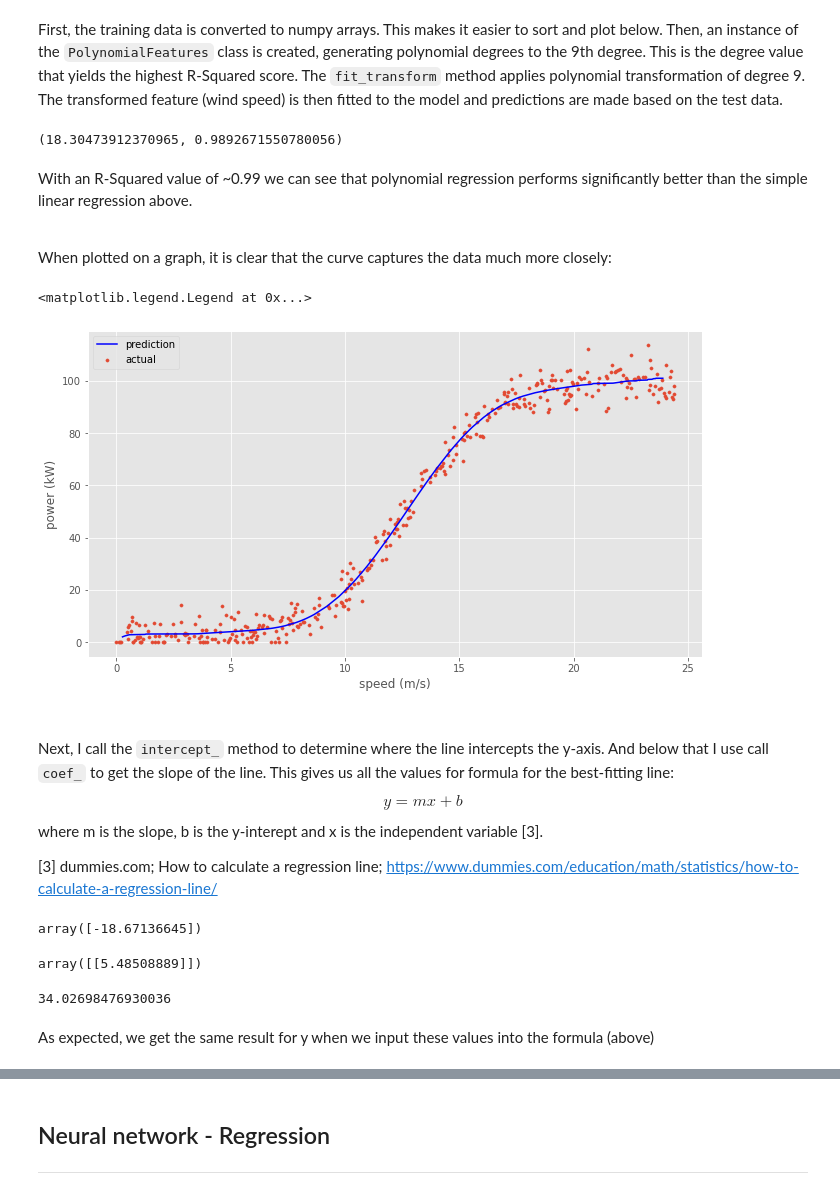
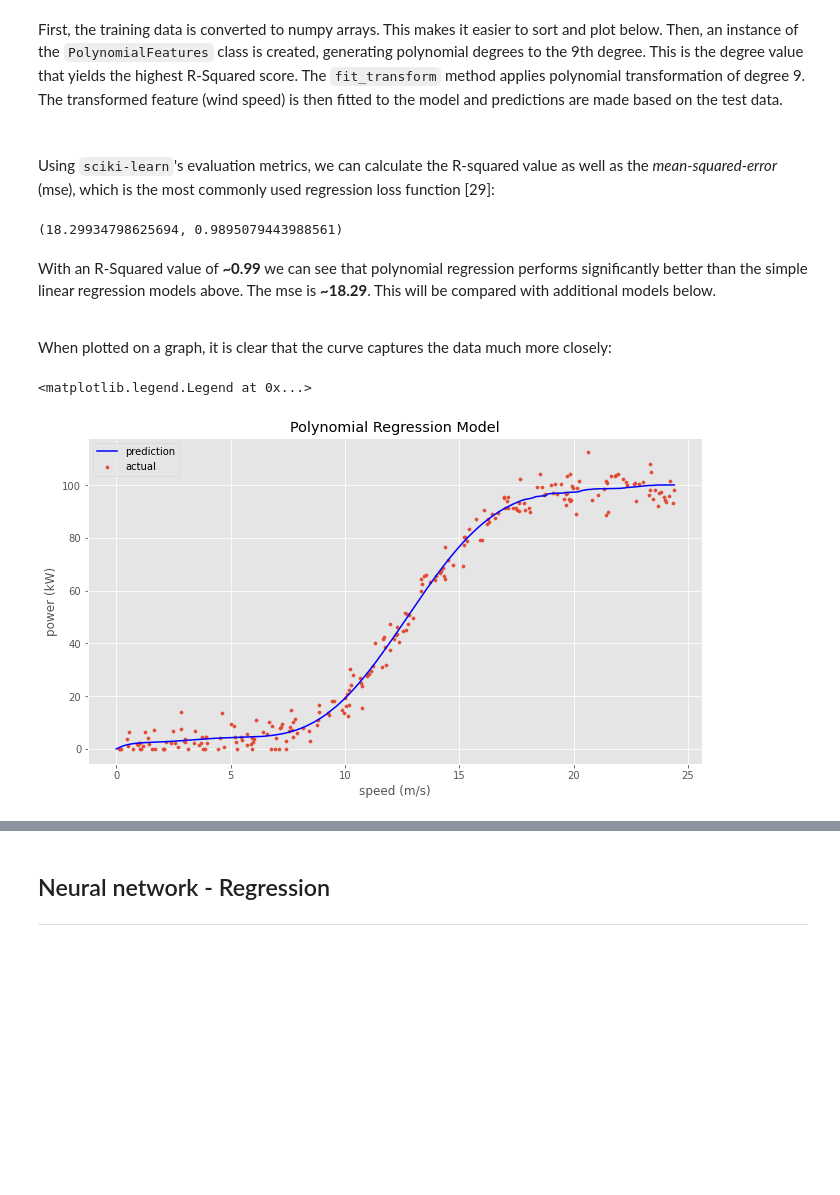
Before and after one commit to colm-o-caoimh/MachineLearning, a Jupyter notebook: mls_project2020.ipynb, the cells around one changed output, grey strips where cells are left out. Drawn from its saved outputs; the diff is of its cells as text; code cells hidden in the pictures; blank space fills up the shorter version.

Commit message:
best neural network model established

```diff
--- a/mls_project2020.ipynb
+++ b/mls_project2020.ipynb
@@ -501,9 +449,9 @@ A_Train2, A_Test2, B_Train2, B_Test2 = train_test_split(pp_clean.speed, pp_clean
 # %%
 # Convert train and test subsets to numpy arrays
-poly_speed_train = A_Train2.to_numpy().reshape(-1, 1)
-poly_power_train = B_Train2.to_numpy().reshape(-1, 1)
-poly_speed_test  = A_Test2.to_numpy().reshape(-1, 1)
-poly_power_test = B_Test2.to_numpy().reshape(-1, 1)
+poly_speed_train = x_train.to_numpy().reshape(-1, 1)
+poly_power_train = y_train.to_numpy().reshape(-1, 1)
+poly_speed_test  = x_test.to_numpy().reshape(-1, 1)
+poly_power_test = y_test.to_numpy().reshape(-1, 1)
 
 # Create PolynomialFeatures class instance with degree=9
 poly_features = PolynomialFeatures(degree=9)
@@ -519,19 +467,23 @@ poly_model.fit(train_speed, poly_power_train)
 
 # Use the model to predict power output of test data
 y_test_predict = poly_model.predict(poly_features.fit_transform(poly_speed_test))
+# %% [markdown]
+<br>
+
+Using `sciki-learn`'s evaluation metrics, we can calculate the R-squared value as well as the *mean-squared-error* (mse), which is the most commonly used regression loss function [29]:
 # %%
 # Calculate mean squared error
-mse_test = mean_squared_error(poly_power_test, y_test_predict)
+mse = mean_squared_error(poly_power_test, y_test_predict)
 
 # Calculate coeeficient of determination
-r2_test = r2_score(poly_power_test, y_test_predict)
+r2 = r2_score(poly_power_test, y_test_predict)
 
 # Output reults to the screen
-mse_test, r2_test
+mse, r2_test
 # %% [output]
-(18.30473912370965, 0.9892671550780056)
+(18.29934798625694, 0.9895079443988561)
 # %% [markdown]
-With an R-Squared value of ~0.99 we can see that polynomial regression performs significantly better than the simple linear regression above.
+With an R-Squared value of **~0.99** we can see that polynomial regression performs significantly better than the simple linear regression models above. The mse is **~18.29**. This will be compared with additional models below.
 
 <br>
 
@@ -539,48 +491,20 @@ When plotted on a graph, it is clear that the curve captures the data much more
 # %%
 # Plot on scatterplot
 plt.scatter(poly_speed_train, poly_power_train, label='actual', s=10)
 
 sorted_poly_speed_test = np.sort(poly_speed_test, 0)
 sorted_y_test_predict = np.sort(y_test_predict, 0)
 
 
 # # Plot line based on model predictions
 # plt.plot(sorted_poly_x, sorted_y_test_predict, label='prediction', color='b')
 plt.plot(sorted_poly_speed_test, sorted_y_test_predict, label='prediction', color='b')
 
 # Labels
+plt.title('Polynomial Regression Model')
 plt.xlabel('speed (m/s)')
 plt.ylabel('power (kW)')
 plt.legend()
 # %% [output]
 <matplotlib.legend.Legend at 0x...>
-[figure, old version]
+[figure, new version]
-# %% [markdown]
-<br>
-
-Next, I call the `intercept_` method to determine where the line intercepts the y-axis. And below that I use call `coef_` to get the slope of the line. This gives us all the values for formula for the best-fitting line: $$y = mx + b$$ where m is the slope, b is the y-interept and x is the independent variable [3].
-
-[3] dummies.com; How to calculate a regression line; https://www.dummies.com/education/math/statistics/how-to-calculate-a-regression-line/ <br>
-# %%
-# Call the intercept_ method to determine where the line intercepts the y-axis
-reg.intercept_
-# %% [output]
-array([-18.67136645])
-# %%
-# Call the coef_ method to calculate the slope of the line
-reg.coef_
-# %% [output]
-array([[5.48508889]])
-# %%
-# Set calculated values
-m = 4.91759567
-x = 9.746
-b = -13.899902630519641
-
-y = m*x + b
-print(y)
-# %% [output]
-34.02698476930036
-# %% [markdown]
-As expected, we get the same result for y when we input these values into the formula (above)
-<br>
```
Also changed, not shown: parts of 41 cells of this notebook.
